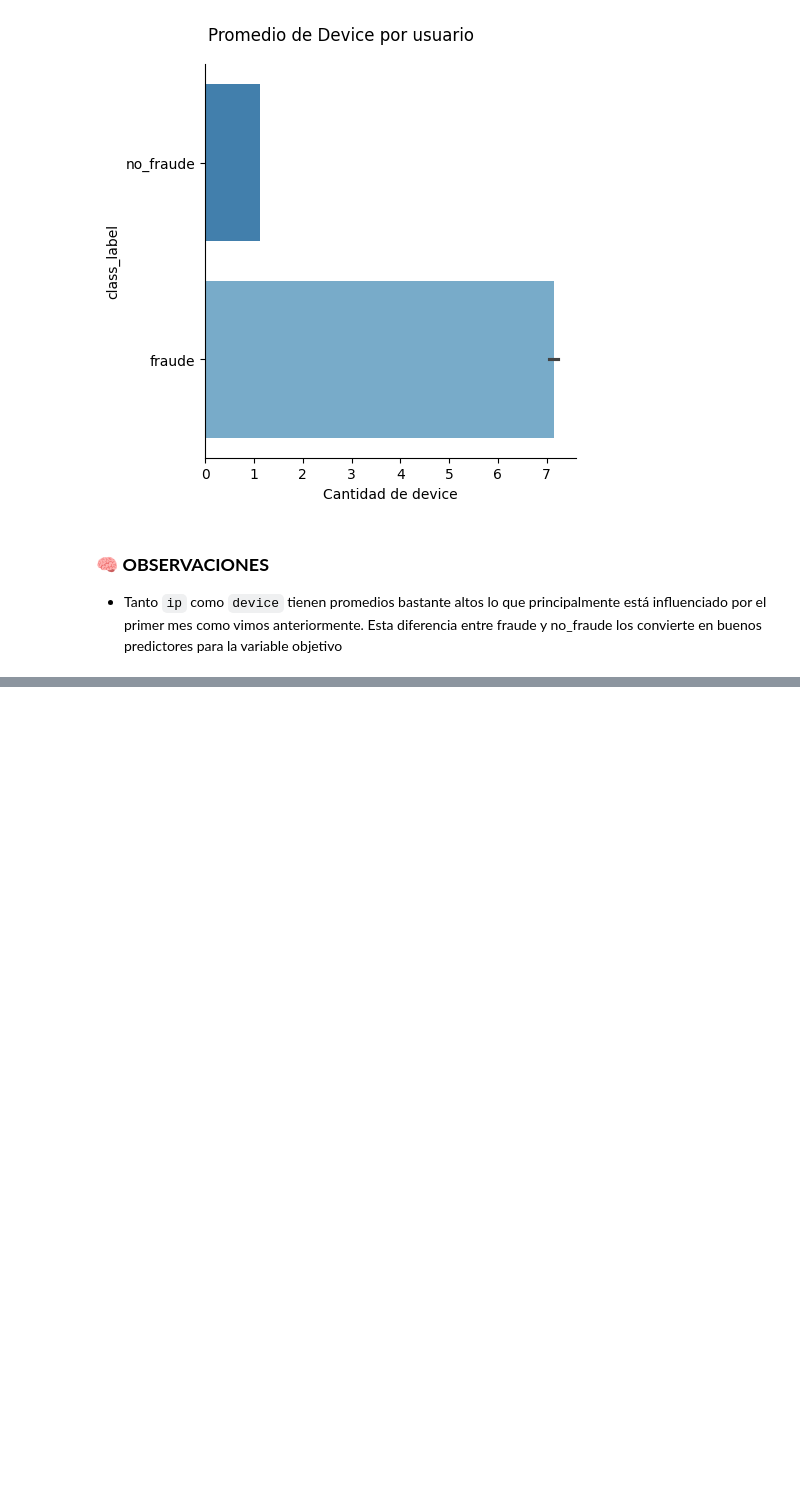
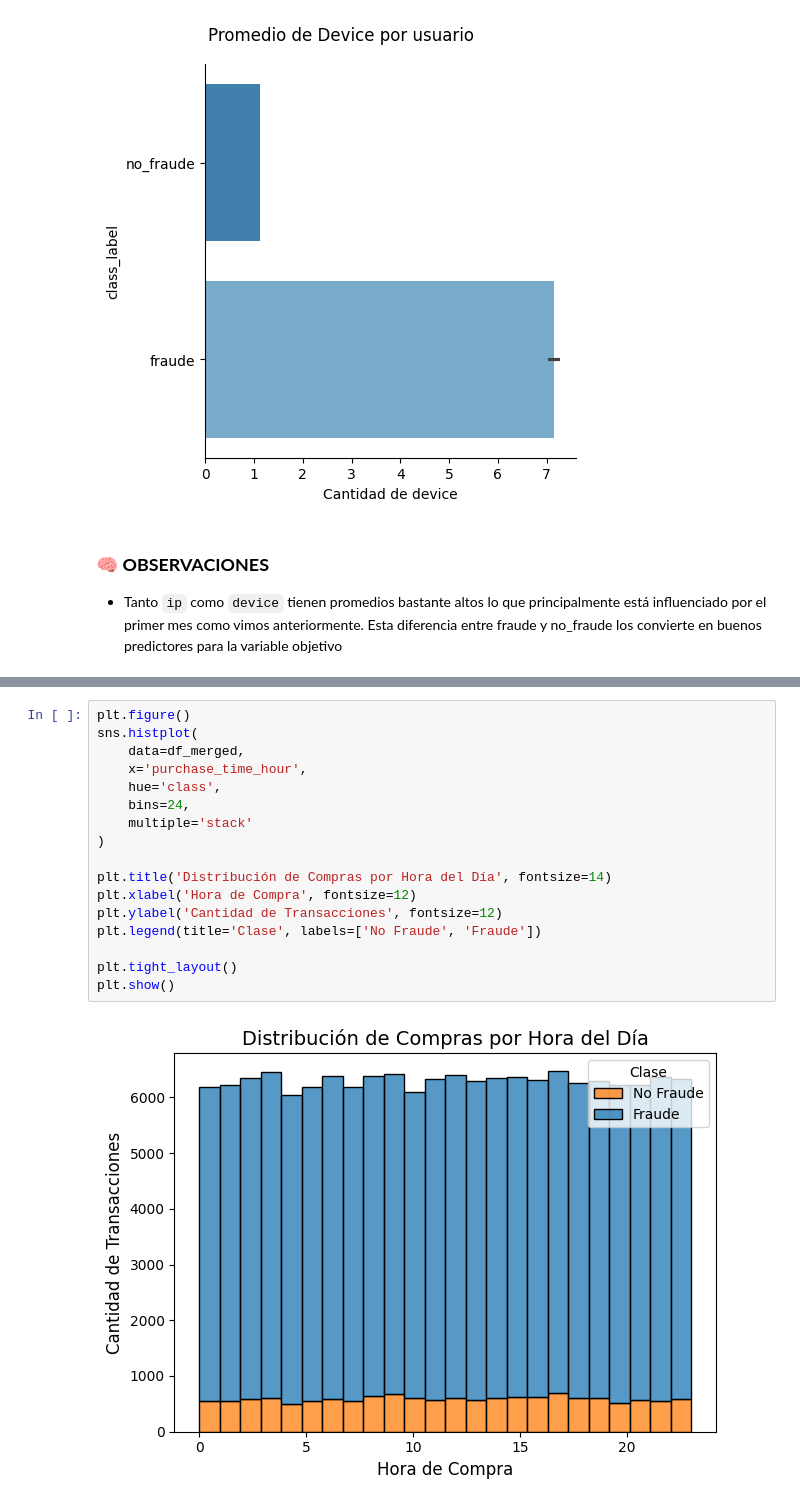
Before and after one commit to LLAES07/fraude_deteccion, a Jupyter notebook: notebook/main.ipynb, the cells around one changed output, grey strips where cells are left out. Drawn from its saved outputs; the diff is of its cells as text; blank space fills up the shorter version.

Commit message:
Agregado graficos horas de compra

```diff
--- a/notebook/main.ipynb
+++ b/notebook/main.ipynb
@@ -1425,0 +1439,19 @@ Passing `palette` without assigning `hue` is deprecated and will be removed in v
+# %%
+plt.figure()
+sns.histplot(
+    data=df_merged,
+    x='purchase_time_hour',
+    hue='class',
+    bins=24,
+    multiple='stack'
+)
+
+plt.title('Distribución de Compras por Hora del Día', fontsize=14)
+plt.xlabel('Hora de Compra', fontsize=12)
+plt.ylabel('Cantidad de Transacciones', fontsize=12)
+plt.legend(title='Clase', labels=['No Fraude', 'Fraude'])
+
+plt.tight_layout()
+plt.show()
+# %% [output]
+[figure, added]
```
Also changed, not shown: parts of 4 cells of this notebook.
